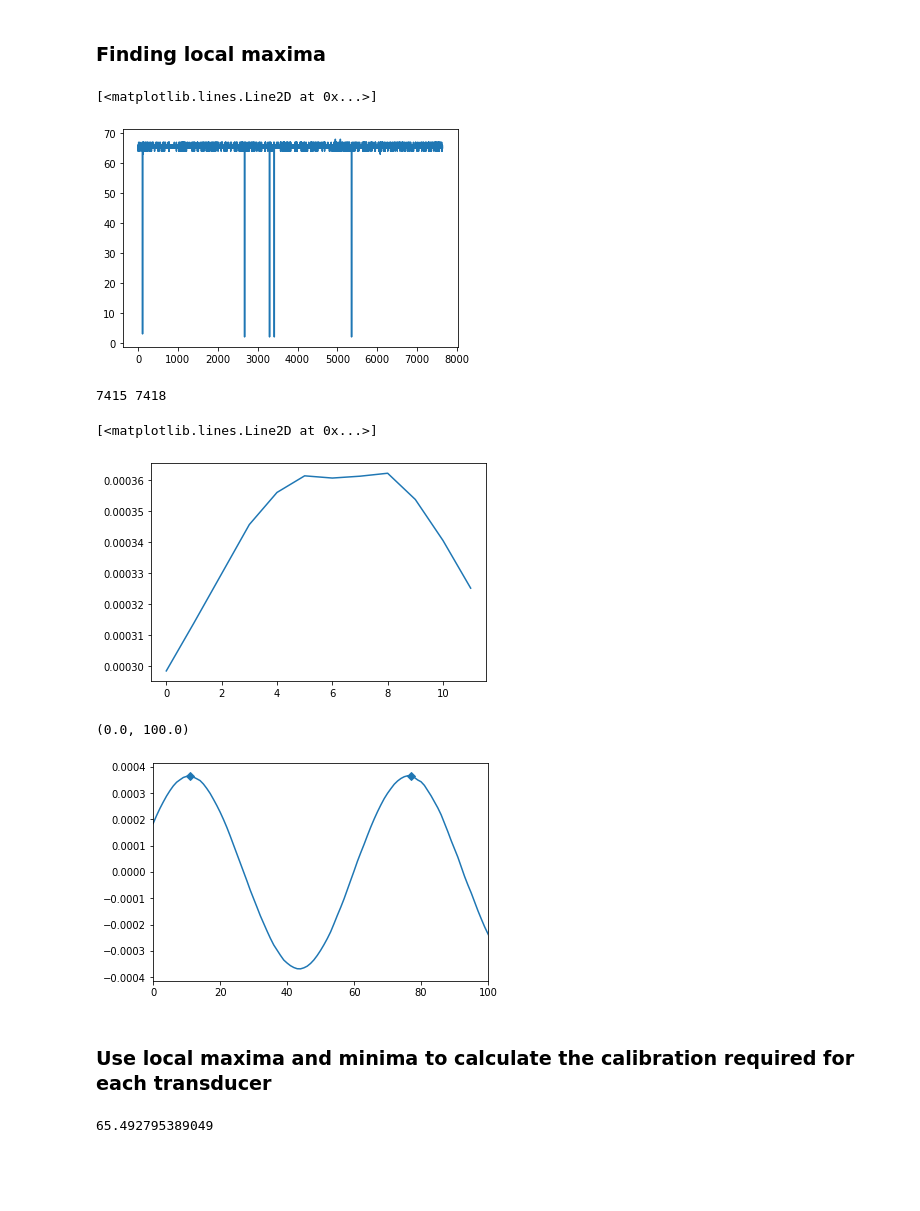
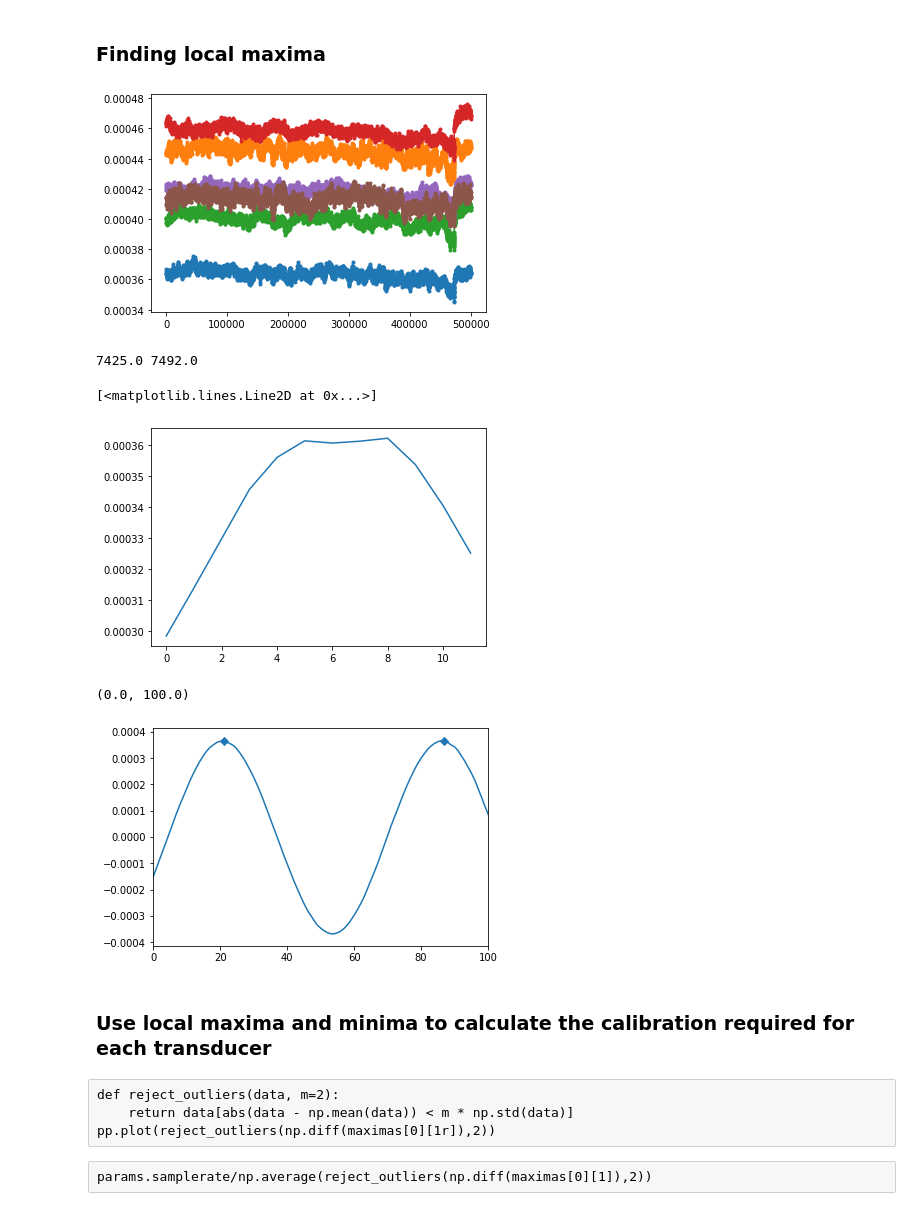
Before and after one commit to butterlyn/07_PYTHON_FILES_BUTTERLY, a Jupyter notebook: spaghetti_code_sandbox_calibrating_transducers.ipynb, the cells around one changed output. Cells and saved outputs as stored; diff of their text form; code cells hidden in the pictures; blank space fills up the shorter version.

```diff
--- a/spaghetti_code_sandbox.ipynb
+++ b/spaghetti_code_sandbox_calibrating_transducers.ipynb
@@ -28,7 +28,7 @@ params.samplerate
 # %% [output]
 65536
 # %%
-data_snip = data[500000:1000000,:]
+data_snip = data[499990:1000000,:]
 pp.plot(data_snip[0:100,:],'.')
 # %% [output]
 [<matplotlib.lines.Line2D at 0x...>,
@@ -127,39 +127,50 @@ def find_maximas(data : '1D numpy array') -> 'numpy array of "bool"':
                 np.r_[False,False,data[:-2] <= data[2:]]
     # When a local maxima occurs twice consecutively, only count the first one
     maximas_map = maximas_map & np.diff(np.r_[False,maximas_map])
+    # Remove outliers
     maximas_index = np.where(maximas_map)[0]
-    maximas_values = data[maximas_map]
-    return (maximas_map, maximas_index, maximas_values)
+    maximas_spacing = np.diff(maximas_index)
+    outliers_map = np.r_[True ,abs(maximas_spacing - np.mean(maximas_spacing)) < 5 * np.std(maximas_spacing)] # filter out outliers outside five standard deviations
+    maximas_index = maximas_index[outliers_map]
+    # Find values
+    maximas_values = data[maximas_index]
+    return np.array([maximas_index, maximas_values])
+
 def find_minimas(data : '1D numpy array') -> 'numpy array of "bool"':
     # Check if sample is less than or equal to 2 samples to the left and two samples to the right
-    minimas_map = np.r_[data[2:] <= data[:-2],False,False] &\
-                np.r_[data[1:] <= data[:-1],False] &\
-                np.r_[False,data[:-1] <= data[1:]] &\
-                np.r_[False,False,data[:-2] <= data[2:]]
+    minimas_map = np.r_[data[2:] >= data[:-2],False,False] &\
+                np.r_[data[1:] >= data[:-1],False] &\
+                np.r_[False,data[:-1] >= data[1:]] &\
+                np.r_[False,False,data[:-2] >= data[2:]]
     # When a local minima occurs twice consecutively, only count the first one
     minimas_map = minimas_map & np.diff(np.r_[False,minimas_map])
+    # Remove outliers
     minimas_index = np.where(minimas_map)[0]
-    minimas_values = data[minimas_map]
-    return (minimas_map, minimas_index, minimas_values)
+    minimas_spacing = np.diff(minimas_index)
+    outliers_map = np.r_[True ,abs(minimas_spacing - np.mean(minimas_spacing)) < 5 * np.std(minimas_spacing)] # filter out outliers outside five standard deviations
+    minimas_index = minimas_index[outliers_map]
+    # Find values
+    minimas_values = data[minimas_index]
+    return np.array([minimas_index, minimas_values])
 # %%
 # finding minimas and maximas over each are, there are some wich are counted twice,
 maximas = []
 minimas = []
 for i in range(6):
     maximas.append(find_maximas(data_snip[:,i]))
-#     pp.plot(maximas[i][1],maximas[i][2],marker = '.')
+    minimas.append(find_minimas(data_snip[:,i]))
+    pp.plot(maximas[i][0],maximas[i][1],marker = '.')
 # pp.ylim(bottom=0)
-pp.plot(np.diff(maximas[0][1]))
+# pp.plot(np.diff(maximas[0][0]))
 # pp.xlim((110,115))
-# pp.plot(maximas[0][1][100:130],maximas[0][2][100:130])
+# pp.plot(maximas[0][0][100:130],maximas[0][1][100:130])
 # %% [output]
-[<matplotlib.lines.Line2D at 0x...>]
-[figure, old version]
+[figure, new version]
 # %%
-print(maximas[0][1][113],maximas[0][1][114])
-pp.plot(data_snip[7410:7422,0])
+print(maximas[0][0][113],maximas[0][0][114])
+pp.plot(data_snip[7420:7432,0])
 # %% [output]
-7415 7418
+7425.0 7492.0
 [<matplotlib.lines.Line2D at 0x...>]
 [figure]
 # %%
@@ -173,6 +184,6 @@ pp.plot(data_snip[:,channel],'-D',markevery=list(maximums[0]))
 pp.xlim((0,100))
 # %% [output]
 (0.0, 100.0)
-[figure, old version]
+[figure, new version]
 # %% [markdown]
 ### Use local maxima and minima to calculate the calibration required for each transducer
@@ -183,4 +190,6 @@ def reject_outliers(data, m=2):
-# %%
-np.average(np.diff(maximas[0][1]))
-# %% [output]
-65.492795389049
+# %% [raw]
+def reject_outliers(data, m=2):
+    return data[abs(data - np.mean(data)) < m * np.std(data)]
+pp.plot(reject_outliers(np.diff(maximas[0][1r]),2))
+# %% [raw]
+params.samplerate/np.average(reject_outliers(np.diff(maximas[0][1]),2))
```
Also changed, not shown: parts of 10 cells of this notebook.
